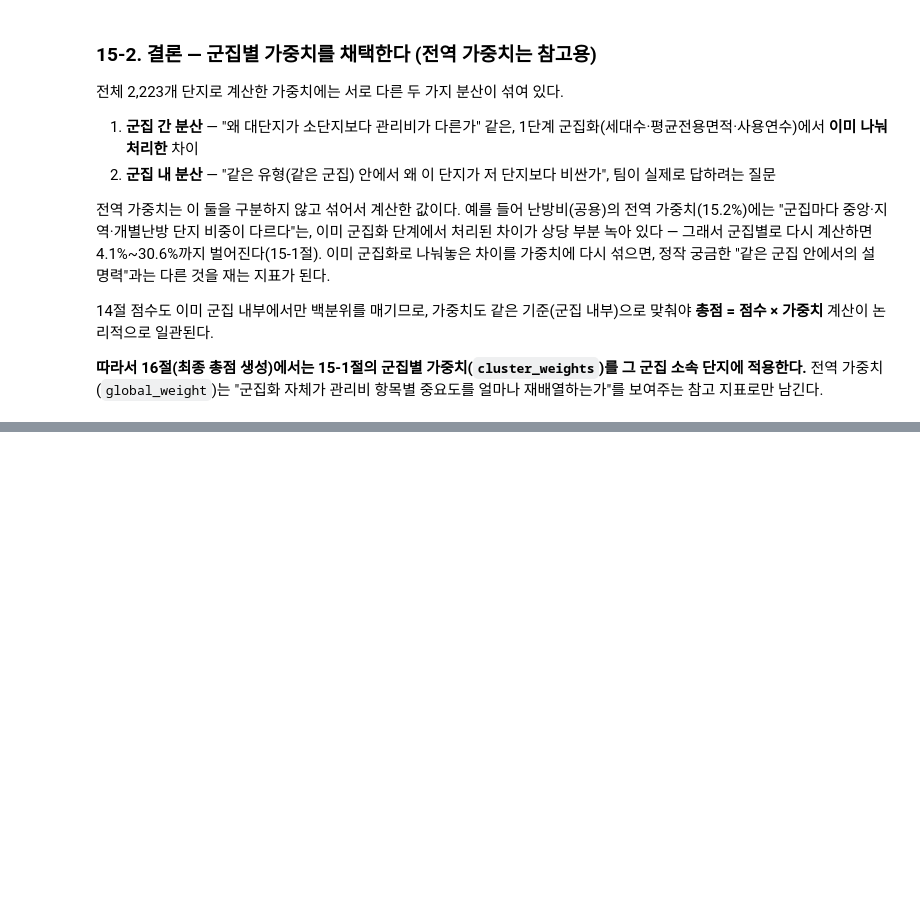
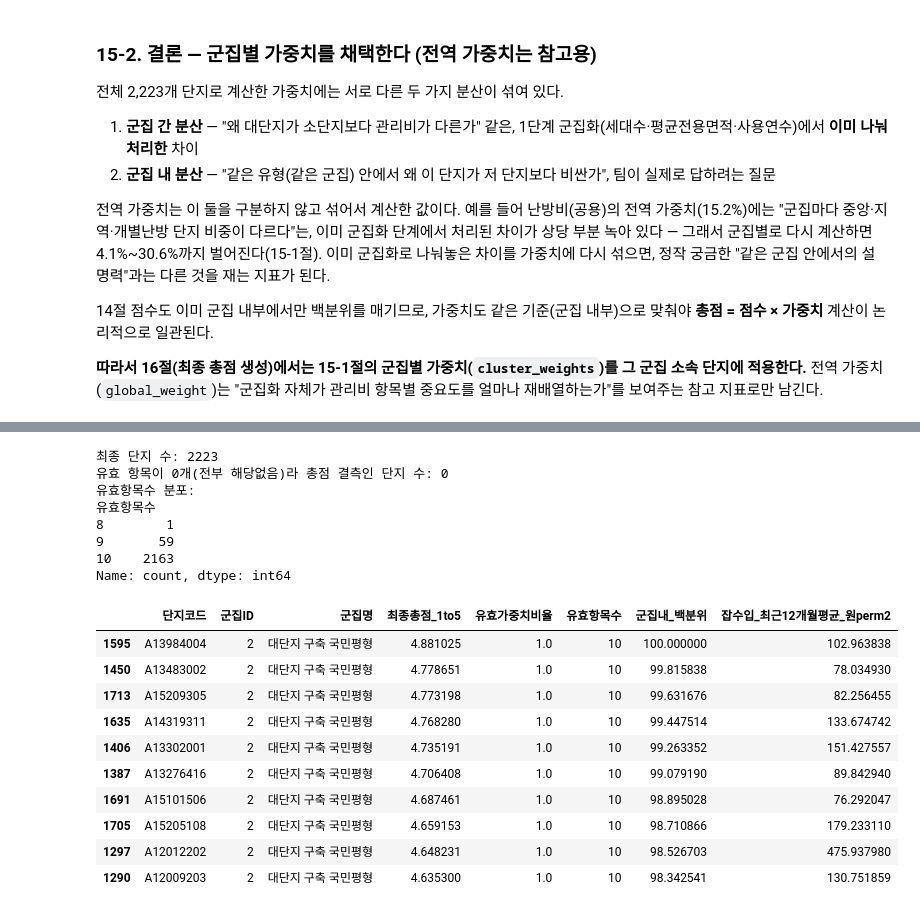
Before and after one commit to roh-git/mlapt_project, a Jupyter notebook: main_analysis.ipynb, the cells around one changed output, grey strips where cells are left out. Saved outputs shown, nothing was run; the diff lists cells and outputs as text; code cells hidden in the pictures; blank space fills up the shorter version.

```diff
--- a/main_analysis.ipynb
+++ b/main_analysis.ipynb
@@ -1346,0 +1394,80 @@ plt.show()
+# %%
+# 16. 최종 총점 생성 — 14절 점수 x 15절 군집별 가중치
+cluster_of_unit = score_detail.drop_duplicates('단지코드').set_index('단지코드')[['군집ID', '군집명']]
+
+score_pivot = score_detail.pivot(index='단지코드', columns='항목', values='점수')
+score_pivot = score_pivot.reindex(columns=REMAINING_COST_ITEMS).astype(float)
+
+final_rows = []
+for cid, cname in CLUSTER_NAMES.items():
+    unit_ids = cluster_of_unit.index[cluster_of_unit['군집ID'] == cid]
+    sub_scores = score_pivot.loc[unit_ids]
+    w = cluster_weights[cname].reindex(REMAINING_COST_ITEMS)
+
+    valid = sub_scores.notna()
+    w_matrix = pd.DataFrame(
+        np.tile(w.values, (len(sub_scores), 1)),
+        index=sub_scores.index, columns=REMAINING_COST_ITEMS,
+    )
+    w_matrix = w_matrix.where(valid, 0.0)
+    valid_weight_sum = w_matrix.sum(axis=1)
+    w_norm = w_matrix.div(valid_weight_sum.replace(0, np.nan), axis=0)
+
+    weighted_total = (sub_scores.fillna(0) * w_norm.fillna(0)).sum(axis=1)
+    weighted_total = weighted_total.where(valid_weight_sum > 0)  # 유효 항목이 하나도 없으면 총점도 결측
+
+    final_rows.append(pd.DataFrame({
+        '단지코드': sub_scores.index,
+        '군집ID': cid,
+        '군집명': cname,
+        '최종총점_1to5': weighted_total.values,
+        '유효가중치비율': valid_weight_sum.values,
+        '유효항목수': valid.sum(axis=1).values,
+    }))
+
+final_score = pd.concat(final_rows, ignore_index=True)
+
+# 군집 내 백분위 (점수 자체가 이미 '높을수록 저비용'이므로 그대로 오름차순 순위화)
+final_score['군집내_백분위'] = (
+    final_score.groupby('군집ID')['최종총점_1to5'].rank(pct=True, method='min') * 100
+)
+
+# 참고 지표: 잡수입(월수입금액) 최근 12개월 평균 — 총점 계산엔 포함하지 않음
+misc_income_recent = score_recent.groupby('단지코드')['잡수입 월수입금액_perm2'].mean()
+final_score = final_score.merge(
+    misc_income_recent.rename('잡수입_최근12개월평균_원perm2'), on='단지코드', how='left'
+)
+
+# 검증
+assert len(final_score) == len(score_item_mean), '단지 수 불일치'
+assert final_score['단지코드'].nunique() == len(final_score), '단지코드 중복'
+assert final_score.loc[final_score['유효항목수'] > 0, '최종총점_1to5'].between(1, 5).all(), '총점 범위 오류'
+assert final_score.loc[final_score['유효항목수'] == 0, '최종총점_1to5'].isna().all(), '해당없음 단지 총점 처리 오류'
+
+print(f"최종 단지 수: {len(final_score)}")
+print(f"유효 항목이 0개(전부 해당없음)라 총점 결측인 단지 수: {(final_score['유효항목수'] == 0).sum()}")
+print(f"유효항목수 분포:")
+print(final_score['유효항목수'].value_counts().sort_index())
+
+display(final_score.sort_values(['군집명', '최종총점_1to5'], ascending=[True, False]).head(10))
+display(final_score.groupby('군집명')['최종총점_1to5'].describe().round(3))
+# %% [output]
+최종 단지 수: 2223
+유효 항목이 0개(전부 해당없음)라 총점 결측인 단지 수: 0
+유효항목수 분포:
+유효항목수
+8        1
+9       59
+10    2163
+Name: count, dtype: int64
+|  | 단지코드 | 군집ID | 군집명 | 최종총점_1to5 | 유효가중치비율 | 유효항목수 | 군집내_백분위 | 잡수입_최근12개월평균_원perm2 |
+| 1595 | A13984004 | 2 | 대단지 구축 국민평형 | 4.881025 | 1.0 | 10 | 100.000000 | 102.963838 |
+| 1450 | A13483002 | 2 | 대단지 구축 국민평형 | 4.778651 | 1.0 | 10 | 99.815838 | 78.034930 |
+| 1713 | A15209305 | 2 | 대단지 구축 국민평형 | 4.773198 | 1.0 | 10 | 99.631676 | 82.256455 |
+| 1635 | A14319311 | 2 | 대단지 구축 국민평형 | 4.768280 | 1.0 | 10 | 99.447514 | 133.674742 |
+| 1406 | A13302001 | 2 | 대단지 구축 국민평형 | 4.735191 | 1.0 | 10 | 99.263352 | 151.427557 |
+| 1387 | A13276416 | 2 | 대단지 구축 국민평형 | 4.706408 | 1.0 | 10 | 99.079190 | 89.842940 |
+| 1691 | A15101506 | 2 | 대단지 구축 국민평형 | 4.687461 | 1.0 | 10 | 98.895028 | 76.292047 |
+| 1705 | A15205108 | 2 | 대단지 구축 국민평형 | 4.659153 | 1.0 | 10 | 98.710866 | 179.233110 |
+| 1297 | A12012202 | 2 | 대단지 구축 국민평형 | 4.648231 | 1.0 | 10 | 98.526703 | 475.937980 |
+| 1290 | A12009203 | 2 | 대단지 구축 국민평형 | 4.635300 | 1.0 | 10 | 98.342541 | 130.751859 |
```
Also changed, not shown: parts of 5 cells of this notebook.
